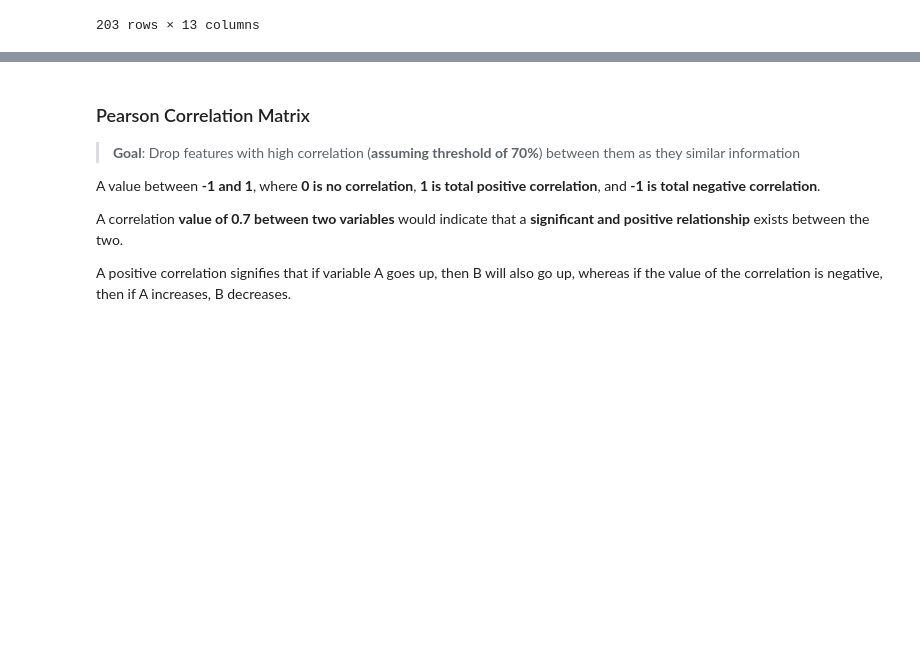
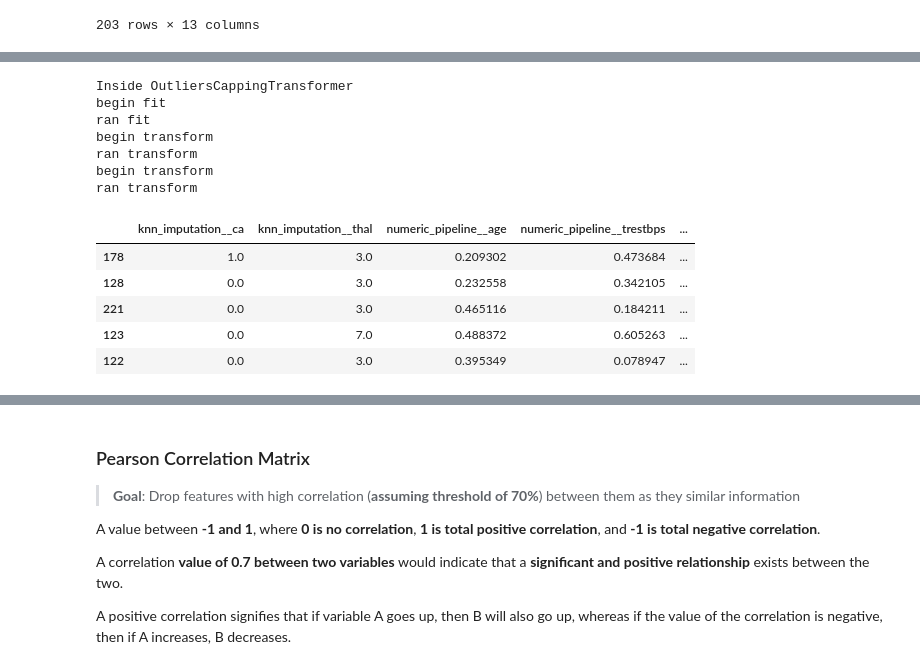
Before and after one commit to HussainAhmed202/MLProject, a Jupyter notebook: notebooks/heart_disease_prediction.ipynb, the cells around one changed output, grey strips where cells are left out. Drawn from its saved outputs; the diff is of its cells as text; code cells hidden in the pictures; blank space fills up the shorter version.

```diff
--- a/notebooks/heart_disease_prediction.ipynb
+++ b/notebooks/heart_disease_prediction.ipynb
@@ -648,0 +819,29 @@ pd.concat([X_train[categorical_feat],mms.fit_transform(X_train[numeric_feat])],a
+# %%
+# x_train_mms_mode
+
+preprocessor3 = ColumnTransformer(
+    transformers = [
+        ("knn_imputation", categorical_pipelines['mode'], ['ca','thal']),
+        ("numeric_pipeline", numeric_pipelines['mms'], numeric_feat)
+    ],
+    remainder = "passthrough"
+).set_output(transform='pandas')
+
+
+x_train_mms_mode = preprocessor3.fit_transform(X_train,y_train)
+x_test_mms_mode = preprocessor3.transform(X_test)
+x_train_mms_mode.sample(5)
+# %% [output]
+Inside OutliersCappingTransformer
+begin fit
+ran fit
+begin transform
+ran transform
+begin transform
+ran transform
+|  | knn_imputation__ca | knn_imputation__thal | numeric_pipeline__age | numeric_pipeline__trestbps | ... |
+| 178 | 1.0 | 3.0 | 0.209302 | 0.473684 | ... |
+| 128 | 0.0 | 3.0 | 0.232558 | 0.342105 | ... |
+| 221 | 0.0 | 3.0 | 0.465116 | 0.184211 | ... |
+| 123 | 0.0 | 7.0 | 0.488372 | 0.605263 | ... |
+| 122 | 0.0 | 3.0 | 0.395349 | 0.078947 | ... |
```
Also changed, not shown: parts of 14 cells of this notebook.
